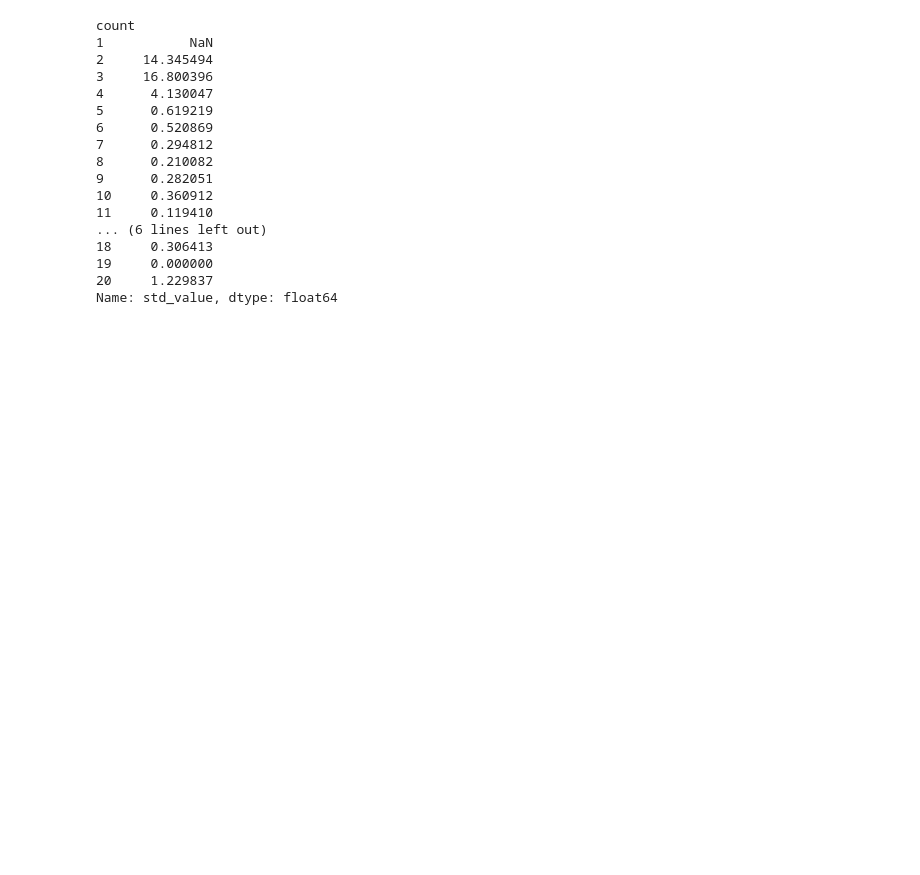
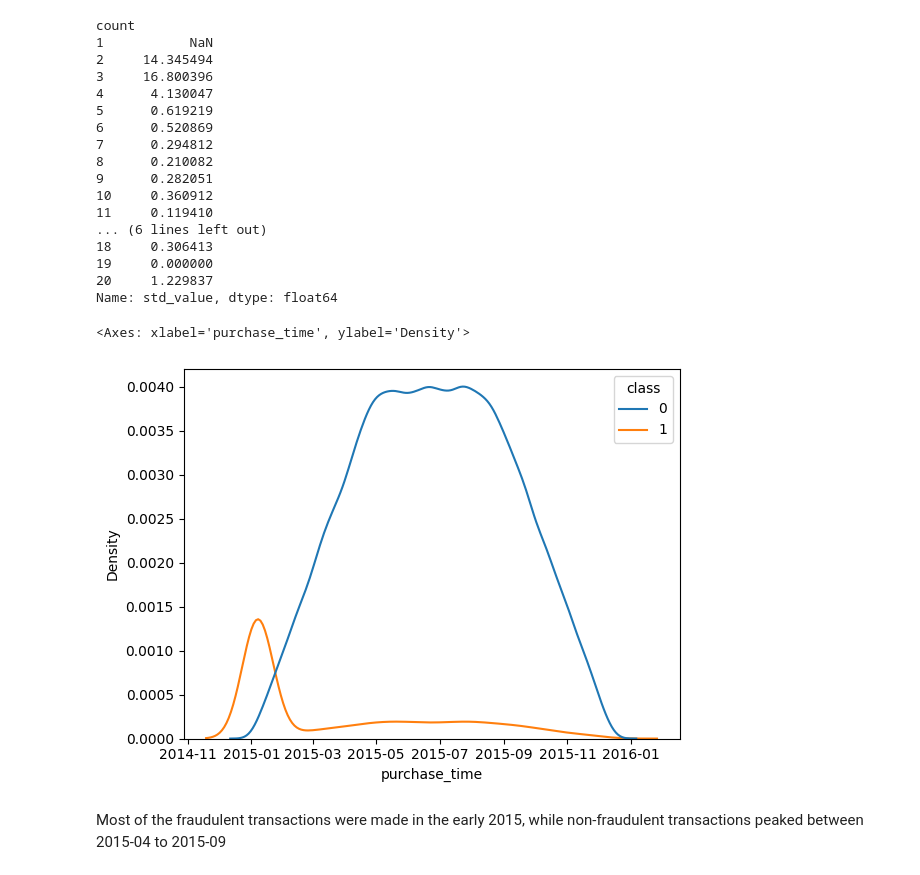
Before and after one commit to hannnying/ecommerce-fraud, a Jupyter notebook: fraud_dataset_eda.ipynb, the cells around one changed output. Drawn from its saved outputs; the diff is of its cells as text; code cells hidden in the pictures; blank space fills up the shorter version.

```diff
--- a/fraud_dataset_eda.ipynb
+++ b/fraud_dataset_eda.ipynb
@@ -918,3 +920,10 @@ count
 19     0.000000
 20     1.229837
 Name: std_value, dtype: float64
+# %%
+sns.kdeplot(data=df, x="purchase_time", hue="class")
+# %% [output]
+<Axes: xlabel='purchase_time', ylabel='Density'>
+[figure, added]
+# %% [markdown]
+Most of the fraudulent transactions were made in the early 2015, while non-fraudulent transactions peaked between 2015-04 to 2015-09
```
Also changed, not shown: parts of 25 cells of this notebook.
